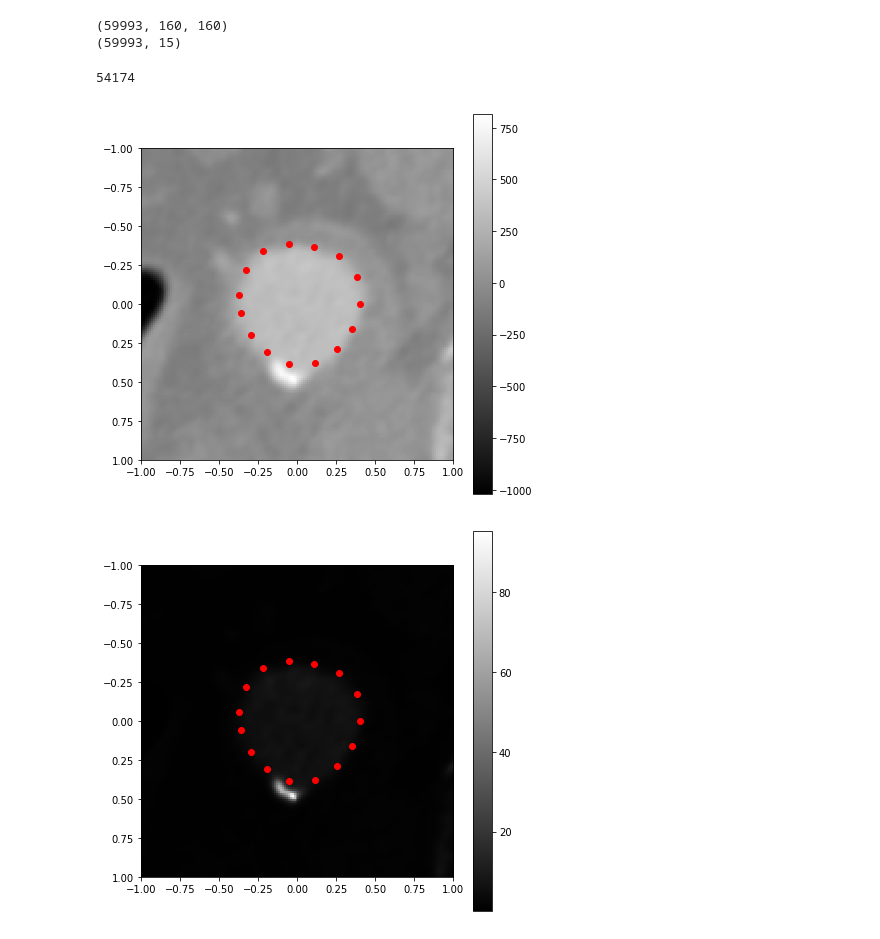
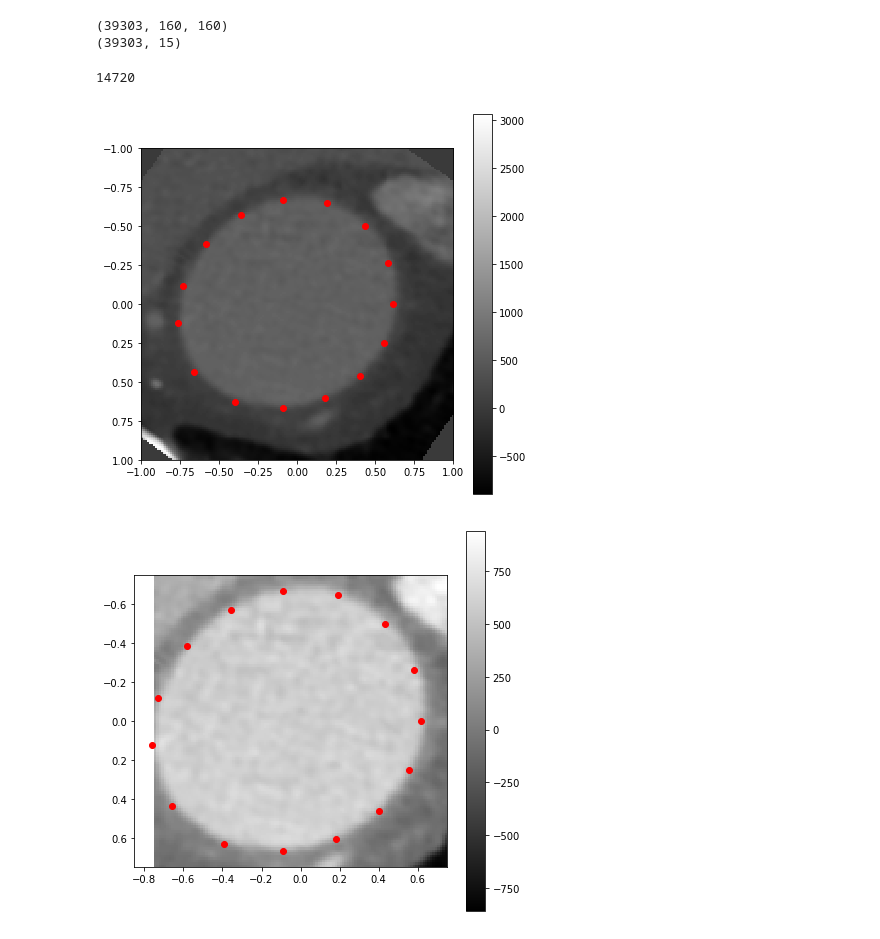
Before and after one commit to noahfields1/seg_regression, a Jupyter notebook: plot.ipynb, the cells around one changed output. Saved outputs shown, nothing was run; the diff lists cells and outputs as text; code cells hidden in the pictures.

```diff
--- a/plot.ipynb
+++ b/plot.ipynb
@@ -6,7 +6,7 @@ import skimage.filters as filters
 import matplotlib.pyplot as plt
 # %%
 DATA_KEY    = "TRAIN"
-CONFIG_FILE = "./config/rf_2_augment_3.yaml"
+CONFIG_FILE = "./config/rf_2_augment_2.yaml"
 
 config      = io.load_yaml(CONFIG_FILE)
 # %%
@@ -29,52 +35,51 @@ N = X.shape[0]
 print(X.shape)
 print(C.shape)
 # %% [output]
-(59993, 160, 160)
-(59993, 15)
+(39303, 160, 160)
+(39303, 15)
 # %%
 mid = int(X.shape[1]/2)
+WIN = 60
+OFF = (WIN*2.0/X.shape[1])
+
 i = np.random.randint(N)
 print(i)
 x = X[i]
 
 xnorm = (1.0*x - np.mean(x))/(np.std(x)+1e-5)
 # xnorm_ = np.exp(xnorm)
 # xnorm_[xnorm_>10] = 10
 
 xnorm_ = (1.0*x-x[mid,mid])/(np.std(x)+1e-5)
 c = C[i]
 
 c = vessel_regression.pred_to_contour(c)
 
 plt.figure(figsize=(7,7))
 plt.imshow(x,cmap='gray', extent=[-1, 1, 1, -1])
 plt.colorbar()
 plt.scatter(c[:,0],c[:,1],color='r')
 plt.show()
 
 plt.figure(figsize=(7,7))
+plt.imshow(x[mid-WIN:mid+WIN,mid-WIN:mid+WIN],cmap='gray', extent=[-OFF, OFF, OFF, -OFF])
+plt.colorbar()
+plt.scatter(c[:,0],c[:,1],color='r')
+plt.show()
+
+
+plt.figure(figsize=(7,7))
 plt.imshow(np.exp(xnorm),cmap='gray', extent=[-1, 1, 1, -1])
 plt.colorbar()
 plt.scatter(c[:,0],c[:,1],color='r')
 plt.show()
 
 plt.figure(figsize=(7,7))
 plt.imshow(xnorm_,cmap='gray', extent=[-1, 1, 1, -1])
 plt.colorbar()
 plt.scatter(c[:,0],c[:,1],color='r')
 plt.show()
-# plt.figure()
-# plt.imshow(X[i+int(N/3)],cmap='gray', extent=[-1, 1, 1, -1])
-# plt.colorbar()
-# plt.scatter(c_[:,0],c_[:,1],color='r')
-# plt.show()
-
-# plt.figure()
-# plt.imshow(X[i+int(2*N/3)],cmap='gray', extent=[-1, 1, 1, -1])
-# plt.colorbar()
-# plt.scatter(c__[:,0],c__[:,1],color='r')
-# plt.show()
 # %% [output]
-54174
+14720
-[figure, old version]
+[figure, new version]
-[figure, old version]
+[figure, new version]
```
Also changed, not shown: parts of 3 cells of this notebook, 1 other file.
